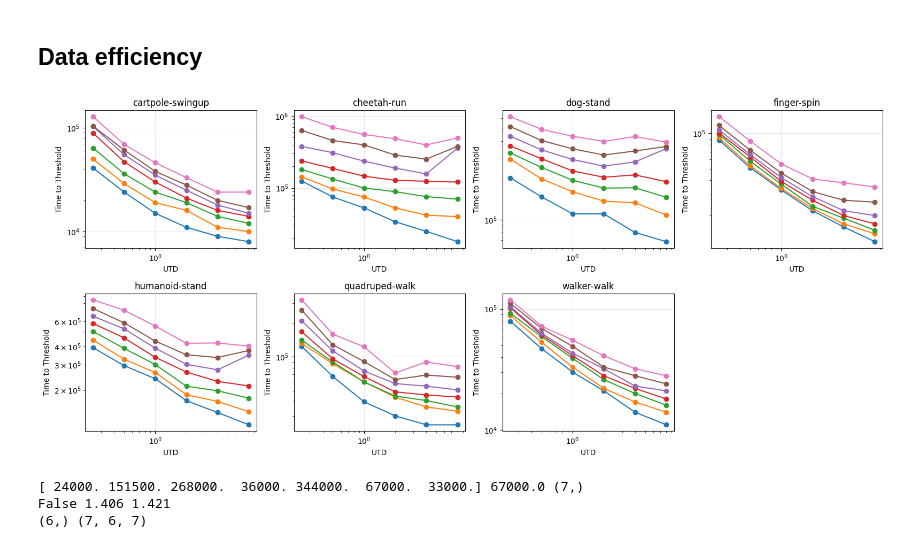
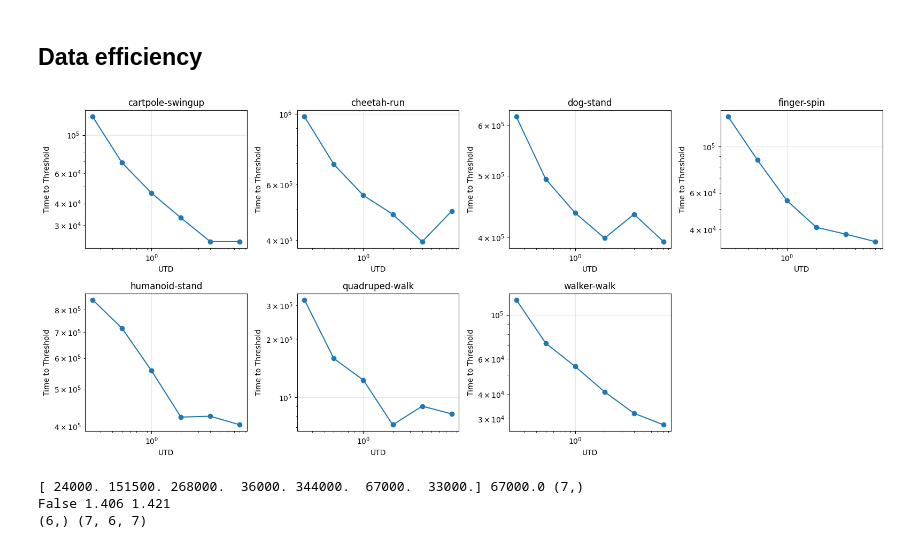
Before and after one commit to orybkin/taskmaster, a Jupyter notebook: isaacgymenvs/qscaled/dmc_pareto.ipynb, the cells around one changed output. Saved outputs shown, nothing was run; the diff lists cells and outputs as text; code cells hidden in the pictures.

```diff
--- a/isaacgymenvs/qscaled/dmc_pareto.ipynb
+++ b/isaacgymenvs/qscaled/dmc_pareto.ipynb
@@ -254,35 +254,35 @@ n_rows = (len(envs) + n_cols - 1) // n_cols
 fig, axes = plt.subplots(n_rows, n_cols, figsize=(16, 3.5 * n_rows))
 axes = axes.flatten()
 
 env_data_dict = {}
 
 for i, env in enumerate(envs):
     env_df = df[df['env_name'] == env]
 
     # Get UTD and crossing times for this environment, sorted by UTD
     utds = sorted(env_df['utd'].values)
     # Save all thresholds instead of just the last one
-    times = [env_df[env_df['utd'] == utd]['crossings'].iloc[0][:] for utd in utds]
+    times = [env_df[env_df['utd'] == utd]['crossings'].iloc[0][:-1] for utd in utds]
     env_data_dict[env] = list(zip(utds, times))
 
     # Plot if we have data
     if len(utds) > 0:
         axes[i].plot(utds, times, 'o-')
         axes[i].set_xlabel('UTD')
         axes[i].set_ylabel('Time to Threshold')
         axes[i].set_title(env)
         axes[i].set_xscale('log')
         axes[i].set_yscale('log')
         axes[i].grid(True, alpha=0.3)
 
 # Remove empty subplots
 for j in range(len(envs), len(axes)):
     fig.delaxes(axes[j])
 
 plt.tight_layout()
 plt.show()
 # %% [output]
-[figure, old version]
+[figure, new version]
 # %%
 # Plot all environments on one plot
 plt.figure(figsize=(7, 4))
```
Also changed, not shown: parts of 3 cells of this notebook, 6 other files.
